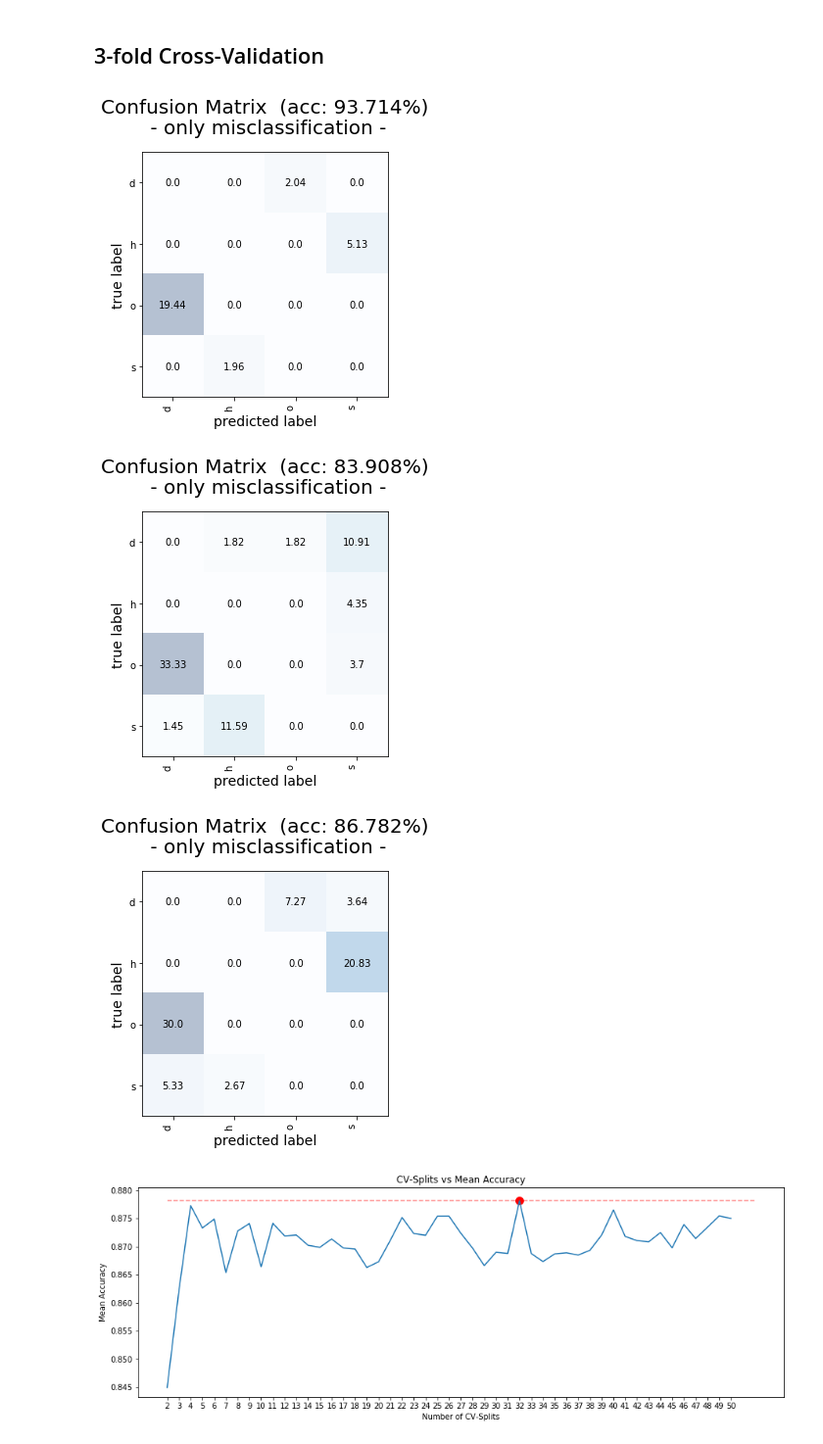
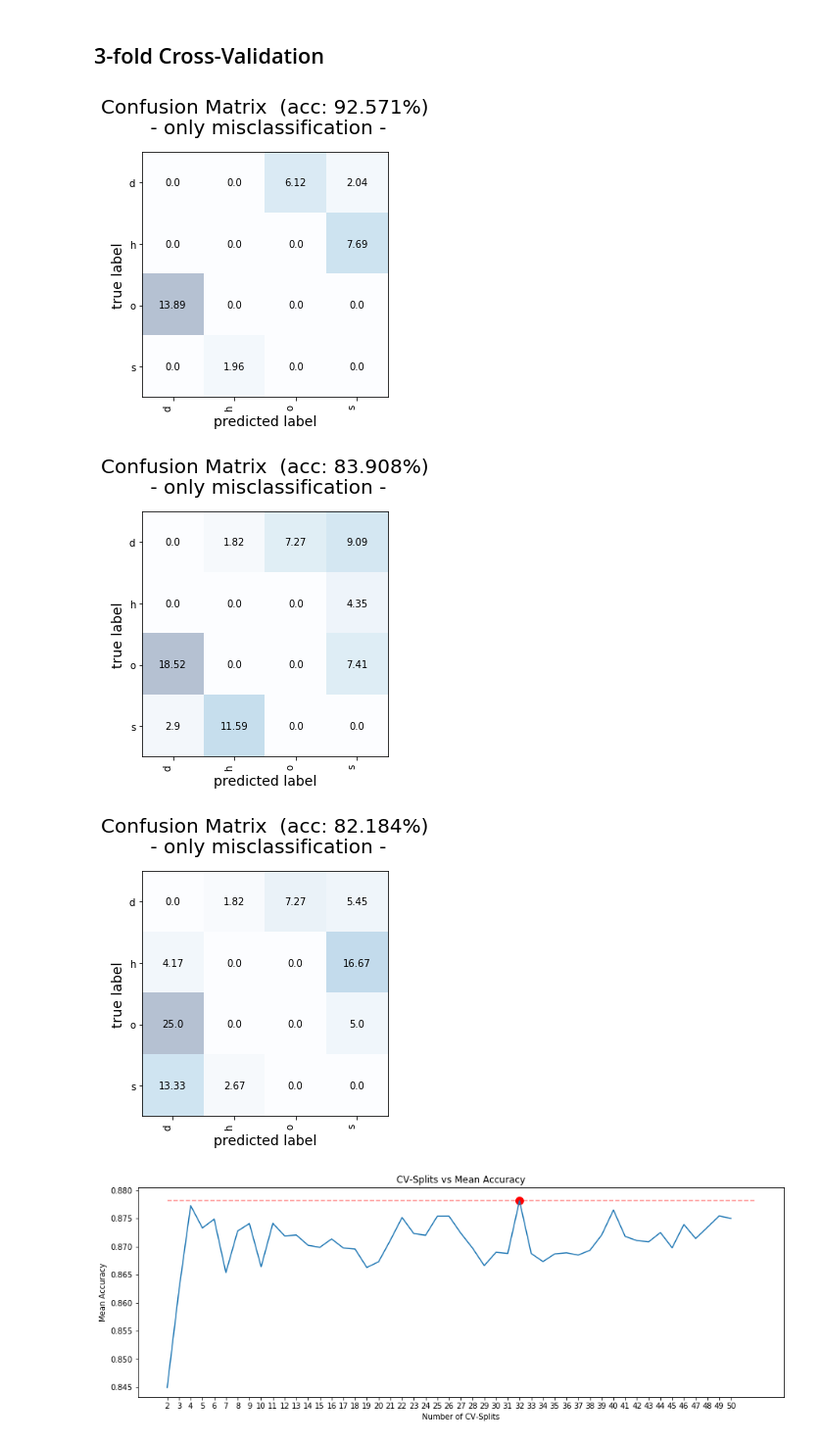
Before and after one commit to jgoerner/ml-homework, a Jupyter notebook: notebooks/01_KNN.ipynb, the cells around one changed output. Shown at 98% size. Cells and saved outputs as stored; diff of their text form; code cells hidden in the pictures.

```diff
--- a/notebooks/01_KNN.ipynb
+++ b/notebooks/01_KNN.ipynb
@@ -82,13 +82,13 @@ multiclass_confusion_matrix(y_test, knnc.predict(X_test), only_wrong=True, norme
 # %%
 # 3 fold cv
 for train, test in KFold(n_splits=3).split(X):
-    knnc = KNNC()
+    knnc = KNNC(k=1)
     knnc.fit(X[train], y[train])
     multiclass_confusion_matrix(y[test], knnc.predict(X[test]),only_wrong=True, normed=True);
 # %% [output]
-[figure, old version]
+[figure, new version]
-[figure, old version]
+[figure, new version]
-[figure, old version]
+[figure, new version]
 # %%
 # test cv splits
 S = range(2,51)
```
